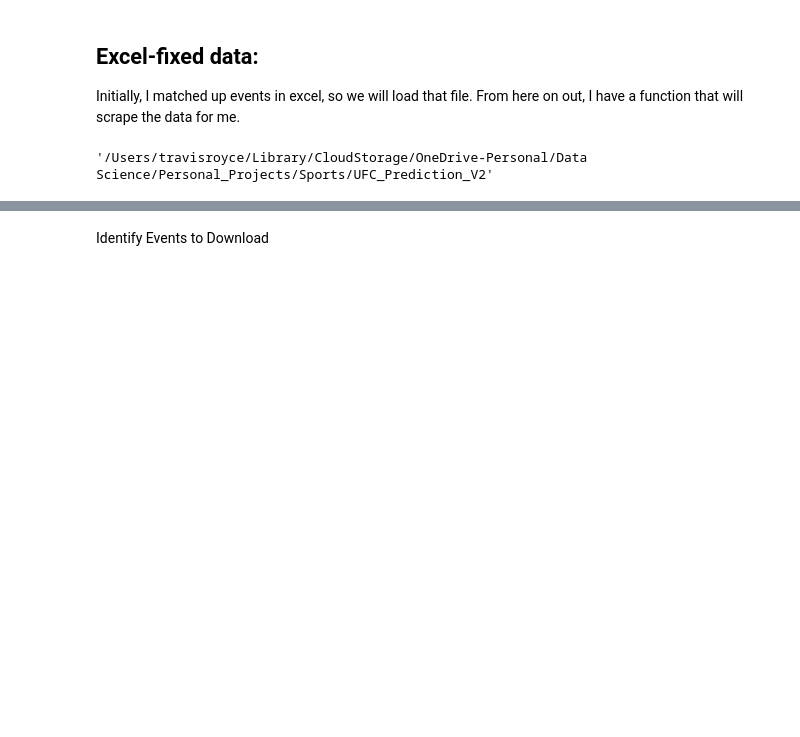
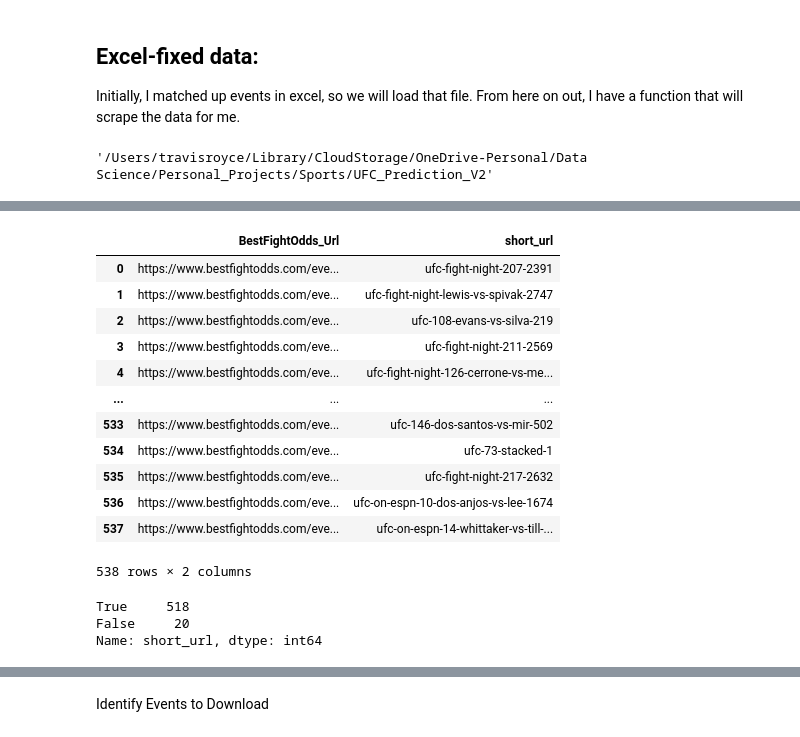
Before and after one commit to tmcroyce/UFC_Prediction_V2.1, a Jupyter notebook: V2_Newer_Notebooks/1. Scraping BestFightOdds.ipynb, the cells around one changed output, grey strips where cells are left out. Saved outputs shown, nothing was run; the diff lists cells and outputs as text; code cells hidden in the pictures; blank space fills up the shorter version.

```diff
--- a/V2_Newer_Notebooks/1. Scraping BestFightOdds.ipynb
+++ b/V2_Newer_Notebooks/1. Scraping BestFightOdds.ipynb
@@ -94,0 +95,26 @@ event_urls = [url.split('/')[-1] for url in event_urls]
+# %%
+# get list of all values in BestFightOdds_Url and BFO_Second_Url
+bfo_urls = fight_odds_urls['BestFightOdds_Url'].tolist()
+bfo_urls.extend(fight_odds_urls['BFO_Second_Url'].tolist())
+
+# remove duplicates
+bfo_urls = list(set(bfo_urls))
+# to df
+bfo_urls = pd.DataFrame(bfo_urls, columns=['BestFightOdds_Url'])
+# add column for short urls
+bfo_urls['short_url'] = bfo_urls['BestFightOdds_Url'].str.split('/').str[-1]
+bfo_urls
+# %% [output]
+|  | BestFightOdds_Url | short_url |
+| 0 | https://www.bestfightodds.com/eve... | ufc-fight-night-207-2391 |
+| 1 | https://www.bestfightodds.com/eve... | ufc-fight-night-lewis-vs-spivak-2747 |
+| 2 | https://www.bestfightodds.com/eve... | ufc-108-evans-vs-silva-219 |
+| 3 | https://www.bestfightodds.com/eve... | ufc-fight-night-211-2569 |
+| 4 | https://www.bestfightodds.com/eve... | ufc-fight-night-126-cerrone-vs-me... |
+| ... | ... | ... |
+| 533 | https://www.bestfightodds.com/eve... | ufc-146-dos-santos-vs-mir-502 |
+| 534 | https://www.bestfightodds.com/eve... | ufc-73-stacked-1 |
+| 535 | https://www.bestfightodds.com/eve... | ufc-fight-night-217-2632 |
+| 536 | https://www.bestfightodds.com/eve... | ufc-on-espn-10-dos-anjos-vs-lee-1674 |
+| 537 | https://www.bestfightodds.com/eve... | ufc-on-espn-14-whittaker-vs-till-... |
+538 rows × 2 columns
@@ -95,3 +129,10 @@ event_urls = [url.split('/')[-1] for url in event_urls]
+# %%
+# check for short_urls not in downloaded
+bfo_urls['short_url'].isin(list_down_list).value_counts()
+# %% [output]
+True     518
+False     20
+Name: short_url, dtype: int64
 # %%
 
 def get_last_events_ufcstats():
```
Also changed, not shown: parts of 42 cells of this notebook, 2 other files.
